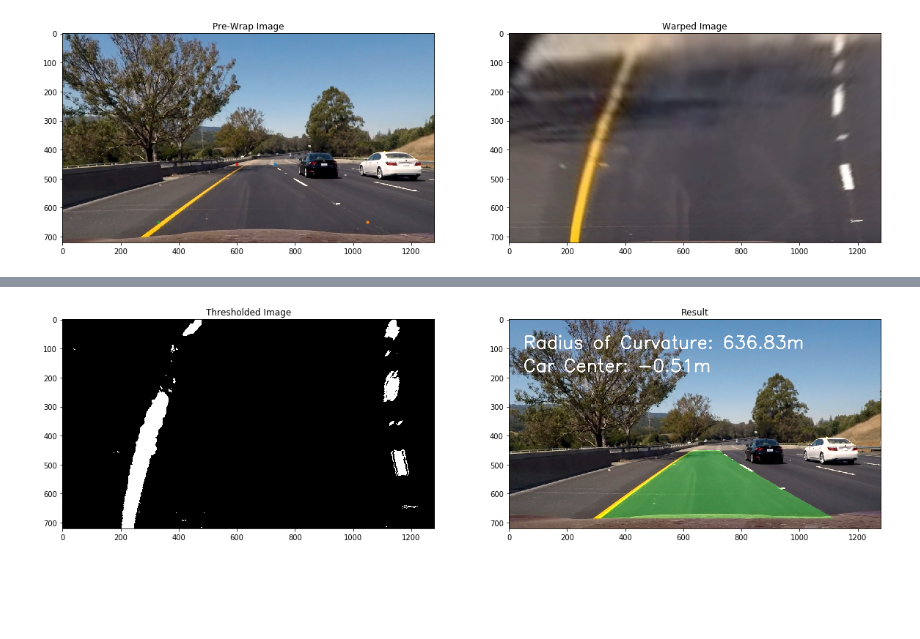
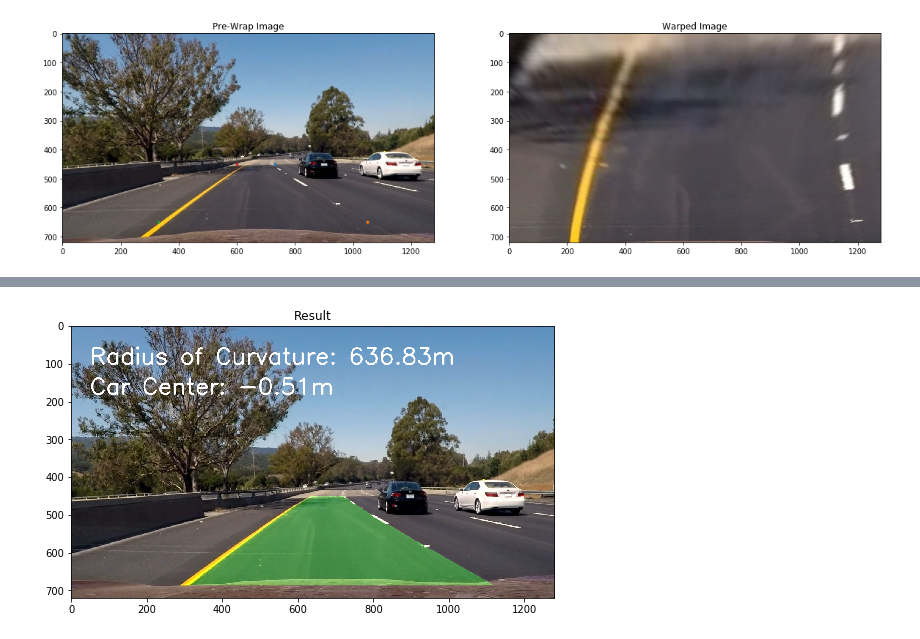
Before and after one commit to yazeedalrubyli/SDCND, a Jupyter notebook: Term1/Advanced-Lane-Lines/ALF.ipynb, the cells around one changed output, grey strips where cells are left out. Cells and saved outputs as stored; diff of their text form; code cells hidden in the pictures; blank space fills up the shorter version.

```diff
--- a/Term1/Advanced-Lane-Lines/ALF.ipynb
+++ b/Term1/Advanced-Lane-Lines/ALF.ipynb
@@ -228,37 +237,35 @@ def lane_line(img, image):
     xm_per_pix = 3.7/700 # meters per pixel in x dimension
 
     # Fit new polynomials to x,y in world space
     left_fit_cr = np.polyfit(lefty*ym_per_pix, leftx*xm_per_pix, 2)
     right_fit_cr = np.polyfit(righty*ym_per_pix, rightx*xm_per_pix, 2)
     # Calculate the new radii of curvature
     left_curverad = ((1 + (2*left_fit_cr[0]*y_eval*ym_per_pix + left_fit_cr[1])**2)**1.5) / np.absolute(2*left_fit_cr[0])
     right_curverad = ((1 + (2*right_fit_cr[0]*y_eval*ym_per_pix + right_fit_cr[1])**2)**1.5) / np.absolute(2*right_fit_cr[0])
     # Now our radius of curvature is in meters
     font = cv2.FONT_HERSHEY_SIMPLEX
     text = 'Radius of Curvature: {:.2f}m'.format((left_curverad + right_curverad)/2)
     cv2.putText(result,text,(50, 100), font, 2, (255,255,255), 4, cv2.LINE_AA)
 
     # Assuming center of camera is the car's center
     car_center = img.shape[1]/2
 
     # Center between lane lines
     center_lane = np.mean(left_fitx+right_fitx)/2
 
     # Compute the diffrenece between car center and lane lines center
     center = (car_center - center_lane)*xm_per_pix
     text = 'Car Center: {:.2f}m'.format(center)
     cv2.putText(result,text,(50, 180), font, 2, (255,255,255), 4, cv2.LINE_AA)
 
     return result
 
-f, (ax1, ax2) = plt.subplots(1,2,figsize=(20,10))
-ax1.set_title('Thresholded Image')
-ax1.imshow(img_preprocess(warped_im), cmap='gray')
+f, ax2 = plt.subplots(1,1,figsize=(20,5))
 ax2.set_title('Result')
 ax2.imshow(lane_line(img_preprocess(warped_im), image))
 plt.show()
 # %% [output]
-[figure, old version]
+[figure, new version]
 # %%
 def pipeline(img):
     dst_im = undistort(img, objpoints, imgpoints)
```
Also changed, not shown: parts of 1 cell of this notebook, 4 other files.
